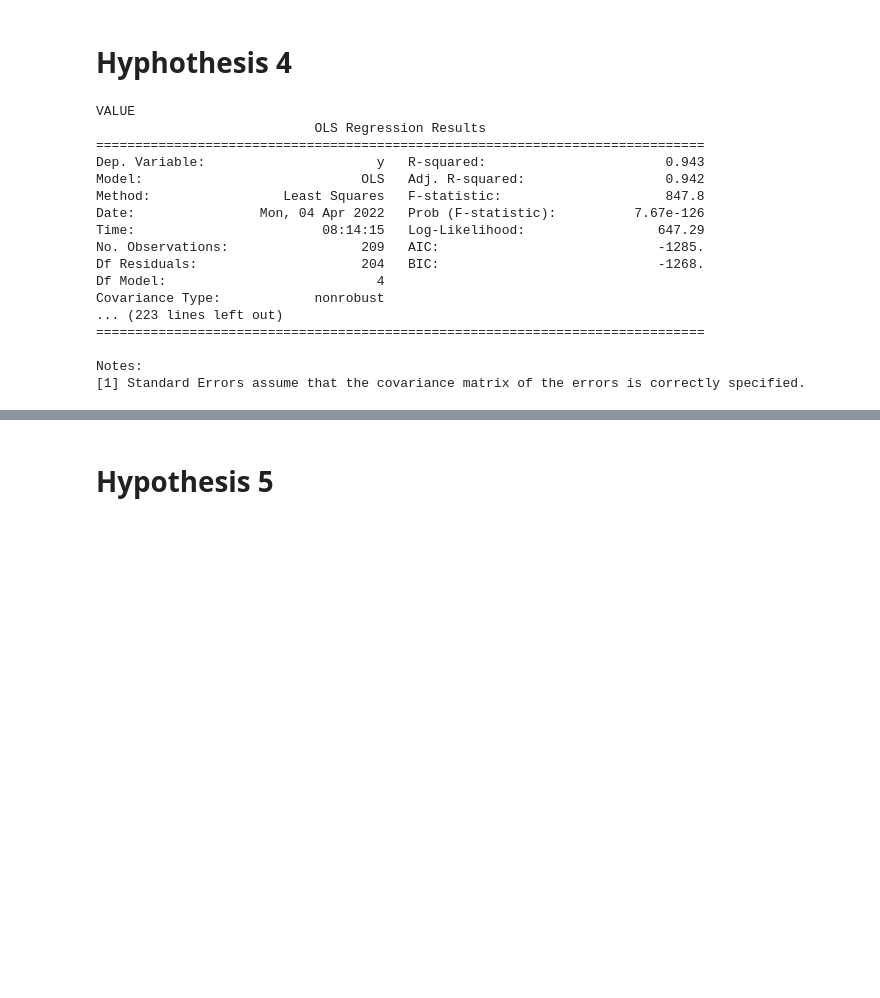
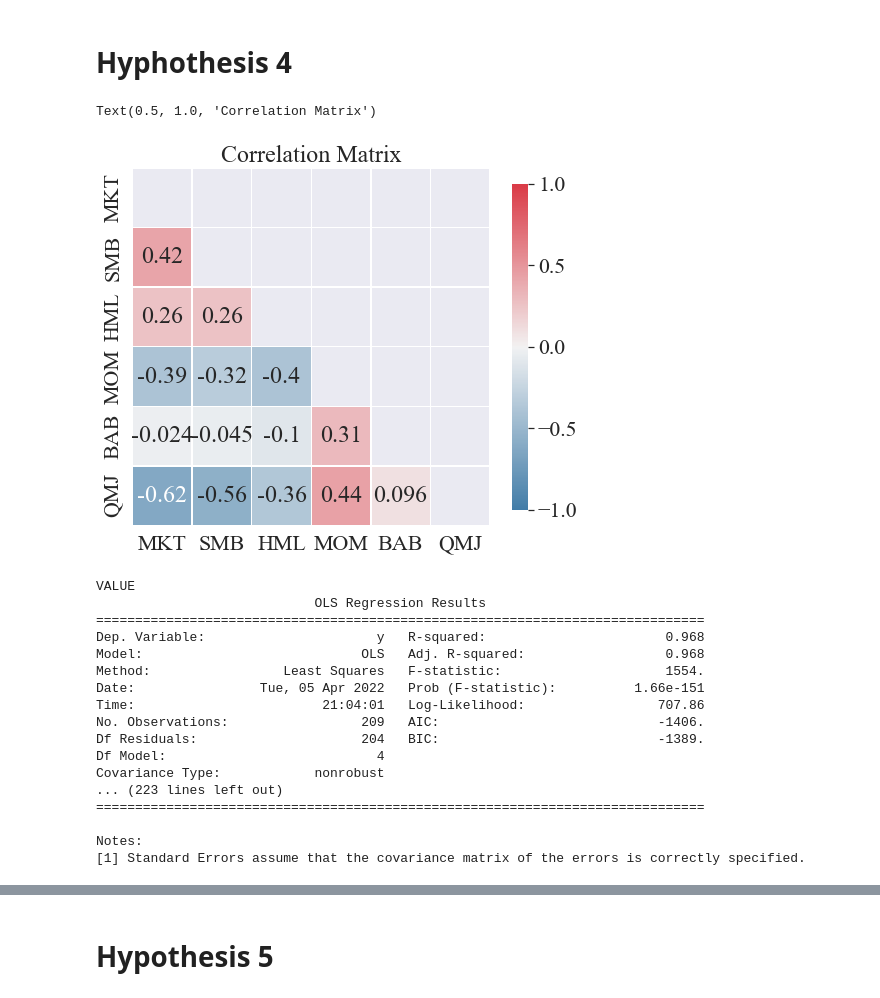
Before and after one commit to AleSandra9/master_thesis, a Jupyter notebook: analysis.ipynb, the cells around one changed output, grey strips where cells are left out. Drawn from its saved outputs; the diff is of its cells as text; code cells hidden in the pictures; blank space fills up the shorter version.

```diff
--- a/analysis.ipynb
+++ b/analysis.ipynb
@@ -1832,43 +1832,57 @@ Notes:
 [1] Standard Errors assume that the covariance matrix of the errors is correctly specified.
 # %% [markdown]
 # Hyphothesis 4
+# %%
+'''Correlation matrix - factors'''
+
+corr_matrix_factors = np.corrcoef(factors[1:],rowvar=False)
+
+'''Plot the correlation matrix'''
+
+sns.set(font="Times New Roman",font_scale=2)
+fig, ax = plt.subplots(figsize=(8, 8))
+correlation_plot(corr_matrix_factors, names=factors.columns, include_values=True, ax=ax)
+ax.set_title('Correlation Matrix',)
+# %% [output]
+Text(0.5, 1.0, 'Correlation Matrix')
+[figure, added]
 # %%
 '''Carhart'''
 
-def carhart(pf_return,factors):
-    X = np.column_stack((factors['MKT'],factors['SMB'],factors['HML'],factors['MOM']))
+def carhart(pf_return,factors,bm_return):
+    X = np.column_stack((bm_return,factors['SMB'],factors['HML'],factors['MOM']))
     X = sm.add_constant(X)
     model = sm.OLS(pf_return,X)
     results = model.fit()
     return print(results.summary())
 
 print('VALUE')
-value_carhart=carhart(value_pf_return_m,factors[20:])
+value_carhart=carhart(value_pf_return_m,factors[20:],value_bm_pf_return_m)
 print('\n MOMENTUM')
-momentum_carhart=carhart(momentum_pf_return_m,factors[28:])
+momentum_carhart=carhart(momentum_pf_return_m,factors[28:],momentum_bm_pf_return_m)
 print('\n QUALITY')
-quality_carhart=carhart(quality_pf_return_m,factors[37:])
+quality_carhart=carhart(quality_pf_return_m,factors[37:],quality_bm_pf_return_m)
 print('\n FUNDAMENTALS')
-fundamentals_carhart=carhart(fundamentals_pf_return_m,factors[37:])
+fundamentals_carhart=carhart(fundamentals_pf_return_m,factors[37:],fundamentals_bm_pf_return_m)
 print('\n LOW VOLATILITY')
-lowvol_carhart=carhart(lowvol_pf_return_m,factors[49:])
+lowvol_carhart=carhart(lowvol_pf_return_m,factors[49:],lowvol_bm_pf_return_m)
 print('\n EQUAL-WEIGHT')
-equal_carhart=carhart(equal_pf_return_m,factors[1:])
+equal_carhart=carhart(equal_pf_return_m,factors[1:],equal_bm_pf_return_m)
 print('\n DIVIDEND')
-dividend_carhart=carhart(dividend_pf_return_m,factors[9:])
+dividend_carhart=carhart(dividend_pf_return_m,factors[9:],dividend_bm_pf_return_m)
 print('\n MULTI-FACTOR')
-multi_carhart=carhart(multi_pf_return_m,factors[6:])
+multi_carhart=carhart(multi_pf_return_m,factors[6:],multi_bm_pf_return_m)
 # %% [output]
 VALUE
                             OLS Regression Results
 ==============================================================================
-Dep. Variable:                      y   R-squared:                       0.943
-Model:                            OLS   Adj. R-squared:                  0.942
-Method:                 Least Squares   F-statistic:                     847.8
-Date:                Mon, 04 Apr 2022   Prob (F-statistic):          7.67e-126
-Time:                        08:14:15   Log-Likelihood:                 647.29
-No. Observations:                 209   AIC:                            -1285.
-Df Residuals:                     204   BIC:                            -1268.
+Dep. Variable:                      y   R-squared:                       0.968
+Model:                            OLS   Adj. R-squared:                  0.968
+Method:                 Least Squares   F-statistic:                     1554.
+Date:                Tue, 05 Apr 2022   Prob (F-statistic):          1.66e-151
+Time:                        21:04:01   Log-Likelihood:                 707.86
+No. Observations:                 209   AIC:                            -1406.
+Df Residuals:                     204   BIC:                            -1389.
 Df Model:                           4
 Covariance Type:            nonrobust
 ... (223 lines left out)
```
Also changed, not shown: parts of 3 cells of this notebook.
